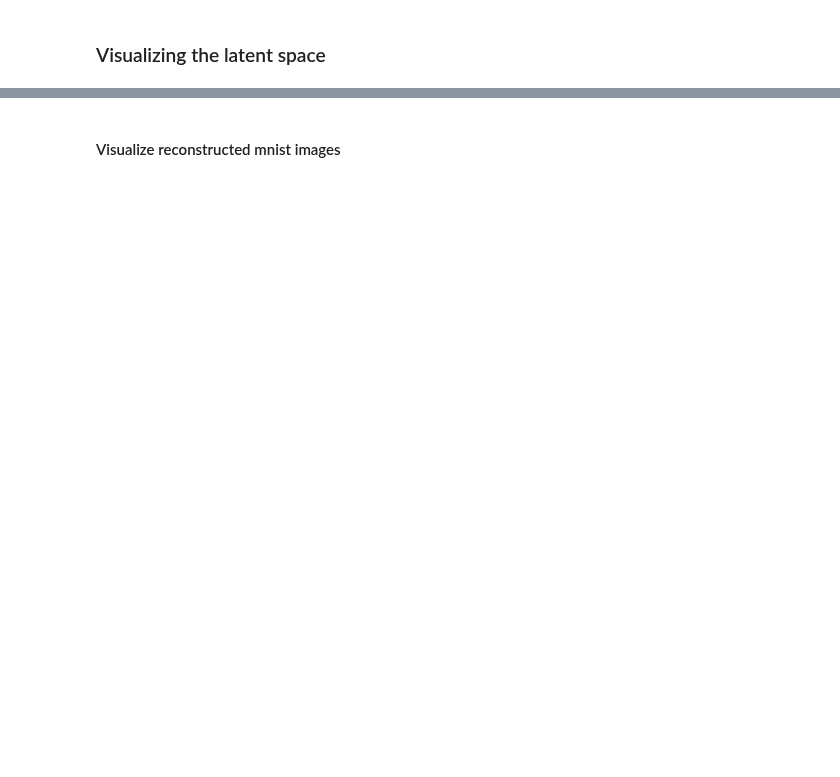
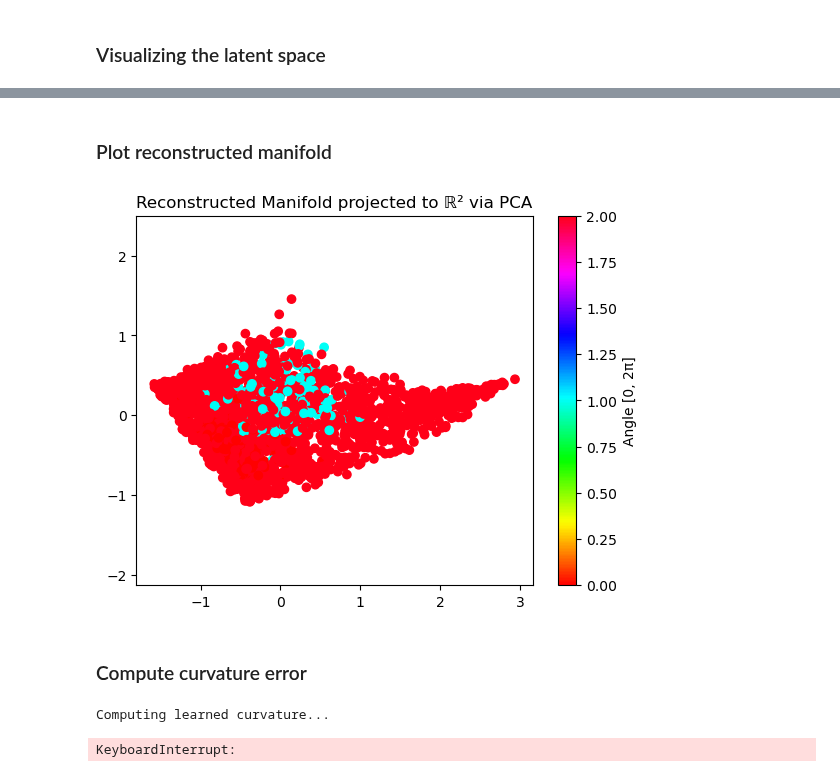
Before and after one commit to graeps/TopoGeoAEs, a Jupyter notebook: experiments/euclidean_vae.ipynb, the cells around one changed output, grey strips where cells are left out. Saved outputs shown, nothing was run; the diff lists cells and outputs as text; code cells hidden in the pictures; blank space fills up the shorter version.

```diff
--- a/experiments/euclidean_vae.ipynb
+++ b/experiments/euclidean_vae.ipynb
@@ -129,2 +172,23 @@ utils.plot_euclidean_latent_space(euclidean_model, test_loader, n_samples=5000)
+# %% [markdown]
+### Plot reconstructed manifold
+# %%
+utils.plot_recon_manifold(model, test_loader, n_samples=2000)
+# %% [output]
+[figure, added]
 # %% [markdown]
-#### Visualize reconstructed mnist images
+### Compute curvature error
+# %%
+all_data = []
+all_labels = []
+
+for data, labels in test_loader:
+    all_data.append(data)
+    all_labels.append(labels)
+
+all_data = torch.cat(all_data)
+all_labels = torch.cat(all_labels)
+
+utils.curvature_compute_plot(config, all_data, all_labels, model)
+# %% [output]
+Computing learned curvature...
+KeyboardInterrupt:
```
Also changed, not shown: parts of 13 cells of this notebook, 8 other files.
